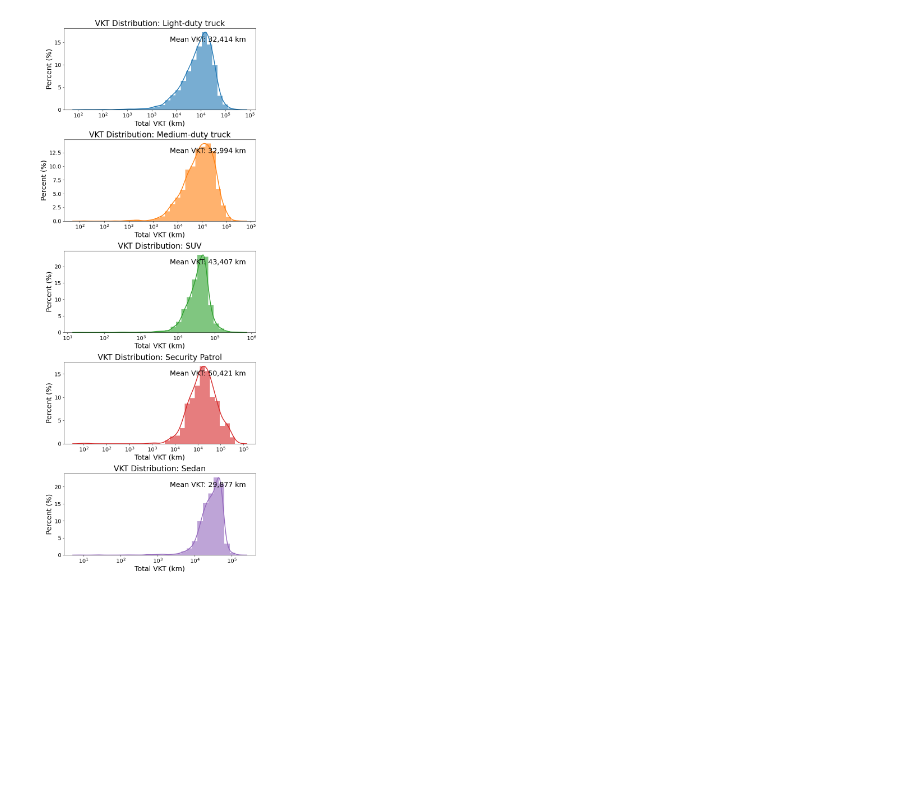
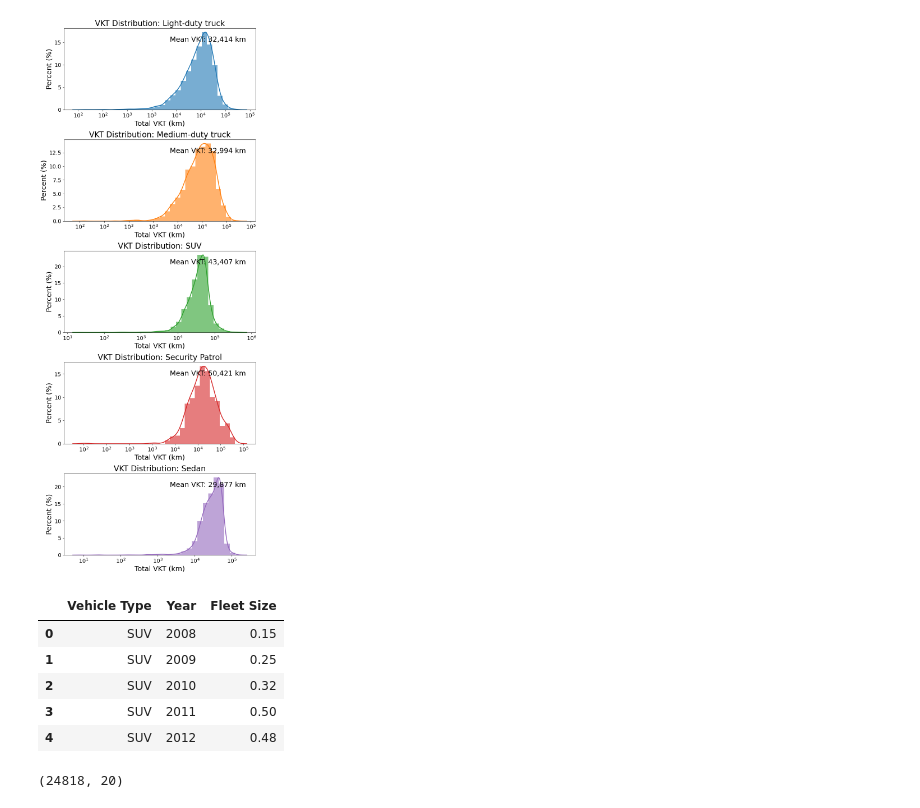
Before and after one commit to AlexWangVT/fleet_modeling, a Jupyter notebook: scripts/formal_analysis/vkt_patterns.ipynb, the cells around one changed output. Cells and saved outputs as stored; diff of their text form; code cells hidden in the pictures; blank space fills up the shorter version.

```diff
--- a/scripts/formal_analysis/vkt_patterns.ipynb
+++ b/scripts/formal_analysis/vkt_patterns.ipynb
@@ -256,3 +302,32 @@ weighted_vkt.to_excel('../../results/new_results/weighted_avg_vkt_pivot.xlsx', i
 vkt_distribution(merged_df)
 # %% [output]
 [figure]
+# %%
+# Calculate real fleet size based on raw fleet data
+fleet_size = {}
+vehicle_types = fleet_data_df['Vehicle Type'].unique()
+model_years = list(range(2008, 2025))
+fleet_data_df = fleet_data_df[fleet_data_df['Fuel Type']=='Gasoline']
+
+for veh_type in vehicle_types:
+    for year in model_years:
+        count_new_sale = len(fleet_data_df[(fleet_data_df['Vehicle Type'] == veh_type) &
+                                  (fleet_data_df['Date Accepted'].dt.year <= year)])
+        count_retired = len(fleet_data_df[(fleet_data_df['Vehicle Type'] == veh_type) &
+                                  (fleet_data_df['Retire date filled'].dt.year <= year)])
+        fleet_size[(veh_type, year)] = round((count_new_sale - count_retired)/1000, 2)
+
+fleet_size_list = [
+    {'Vehicle Type': vt, 'Year': yr, 'Fleet Size': size}
+    for (vt, yr), size in fleet_size.items()
+]
+
+fleet_size_df = pd.DataFrame(fleet_size_list)
+fleet_size_df.head()
+# %% [output]
+|  | Vehicle Type | Year | Fleet Size |
+| 0 | SUV | 2008 | 0.15 |
+| 1 | SUV | 2009 | 0.25 |
+| 2 | SUV | 2010 | 0.32 |
+| 3 | SUV | 2011 | 0.50 |
+| 4 | SUV | 2012 | 0.48 |
@@ -258,0 +336,4 @@ vkt_distribution(merged_df)
+# %%
+fleet_data_df.shape
+# %% [output]
+(24818, 20)
```
Also changed, not shown: parts of 16 cells of this notebook, 22 other files.
